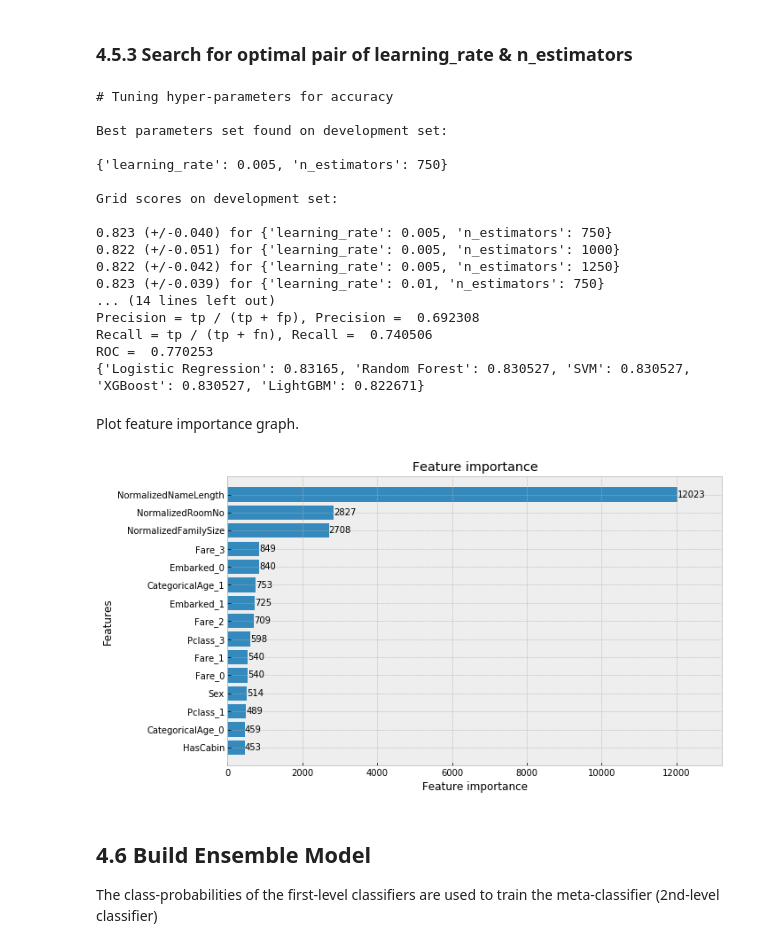
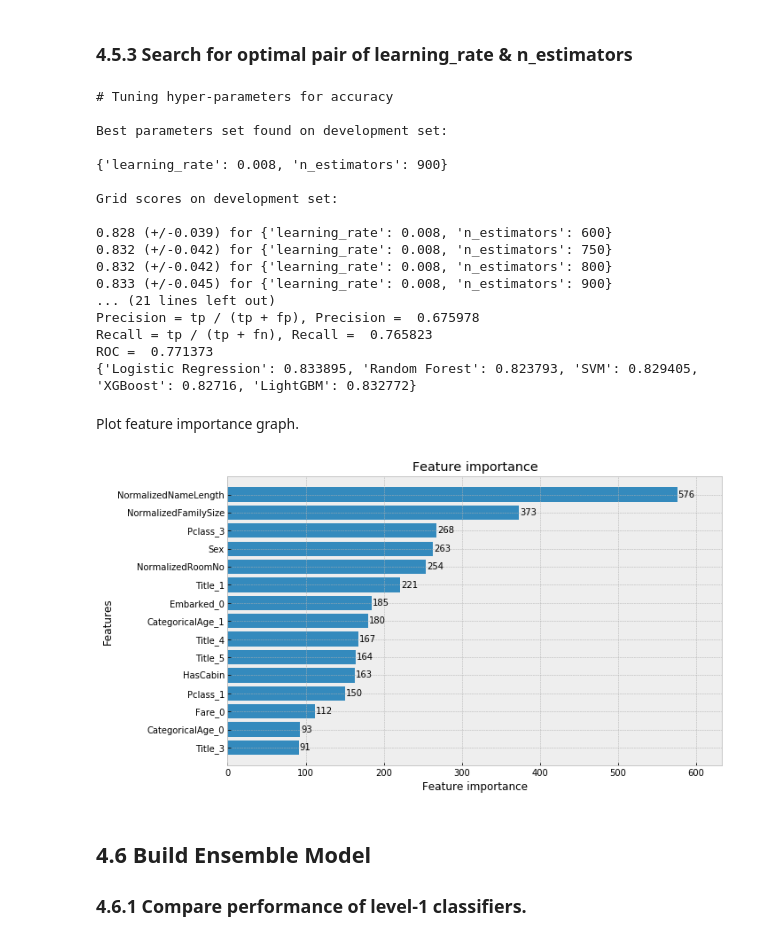
Before and after one commit to Shenghao1993/kaggle-titanic-survival-classification, a Jupyter notebook: Titanic - Model Training & Evaluation.ipynb, the cells around one changed output. Cells and saved outputs as stored; diff of their text form; code cells hidden in the pictures.

```diff
--- a/Titanic - Model Training & Evaluation.ipynb
+++ b/Titanic - Model Training & Evaluation.ipynb
@@ -620,19 +625,23 @@ ROC =  0.768768
 #     "learning_rate": [0.01, 0.05, 0.1, 0.2],
 #     "n_estimators" : [100, 500, 1000]
 # }
+# tuned_parameters = {
+#     "learning_rate": [0.005, 0.01, 0.02],
+#     "n_estimators" : [250, 500, 750]
+# }
 tuned_parameters = {
-    "learning_rate": [0.005, 0.01, 0.02],
-    "n_estimators" : [750, 1000, 1250]
+    "learning_rate": [0.008, 0.01, 0.012, 0.015],
+    "n_estimators" : [600, 750, 800, 900]
 }
 model_lgb = LGBMClassifier(learning_rate=0.1,
                            n_estimators=100,
-                           subsample=0.6,
-                           reg_lambda=1e-05,
-                           reg_alpha=0.1,
-                           num_leaves=45,
+                           subsample=0.9,
+                           reg_lambda=1,
+                           reg_alpha=1,
+                           num_leaves=5,
                            min_child_weight=1,
-                           min_child_samples=10,
-                           colsample_bytree=0.7,
+                           min_child_samples=5,
+                           colsample_bytree=0.6,
                            seed=27)
 lgb_worker = ModelWorker(model_lgb, scores)
 lgb_grid, best_score = lgb_worker.tune(tuned_parameters, train_df[features], train_df['Survived'],
@@ -644,29 +653,26 @@ print(model_metrics)
 
 Best parameters set found on development set:
 
-{'learning_rate': 0.005, 'n_estimators': 750}
+{'learning_rate': 0.008, 'n_estimators': 900}
 
 Grid scores on development set:
 
-0.823 (+/-0.040) for {'learning_rate': 0.005, 'n_estimators': 750}
-0.822 (+/-0.051) for {'learning_rate': 0.005, 'n_estimators': 1000}
-0.822 (+/-0.042) for {'learning_rate': 0.005, 'n_estimators': 1250}
-0.823 (+/-0.039) for {'learning_rate': 0.01, 'n_estimators': 750}
-... (14 lines left out)
-Precision = tp / (tp + fp), Precision =  0.692308
-Recall = tp / (tp + fn), Recall =  0.740506
-ROC =  0.770253
-{'Logistic Regression': 0.83165, 'Random Forest': 0.830527, 'SVM': 0.830527, 'XGBoost': 0.830527, 'LightGBM': 0.822671}
+0.828 (+/-0.039) for {'learning_rate': 0.008, 'n_estimators': 600}
+0.832 (+/-0.042) for {'learning_rate': 0.008, 'n_estimators': 750}
+0.832 (+/-0.042) for {'learning_rate': 0.008, 'n_estimators': 800}
+0.833 (+/-0.045) for {'learning_rate': 0.008, 'n_estimators': 900}
+... (21 lines left out)
+Precision = tp / (tp + fp), Precision =  0.675978
+Recall = tp / (tp + fn), Recall =  0.765823
+ROC =  0.771373
+{'Logistic Regression': 0.833895, 'Random Forest': 0.823793, 'SVM': 0.829405, 'XGBoost': 0.82716, 'LightGBM': 0.832772}
 # %% [markdown]
 Plot feature importance graph.
 # %%
-import lightgbm as lgb
-
-ax = lgb.plot_importance(lgb_grid.best_estimator_, height = 0.8, max_num_features = 15,
-                         figsize = (10,6))
+ax = lgb.plot_importance(lgb_grid.best_estimator_, height=0.8, max_num_features=15, figsize=(10,6))
 plt.show()
 # %% [output]
-[figure, old version]
+[figure, new version]
 # %% [markdown]
 ## 4.6 Build Ensemble Model
-The class-probabilities of the first-level classifiers are used to train the meta-classifier (2nd-level classifier)
+### 4.6.1 Compare performance of level-1 classifiers.
```
Also changed, not shown: parts of 24 cells of this notebook, 1 other file.
